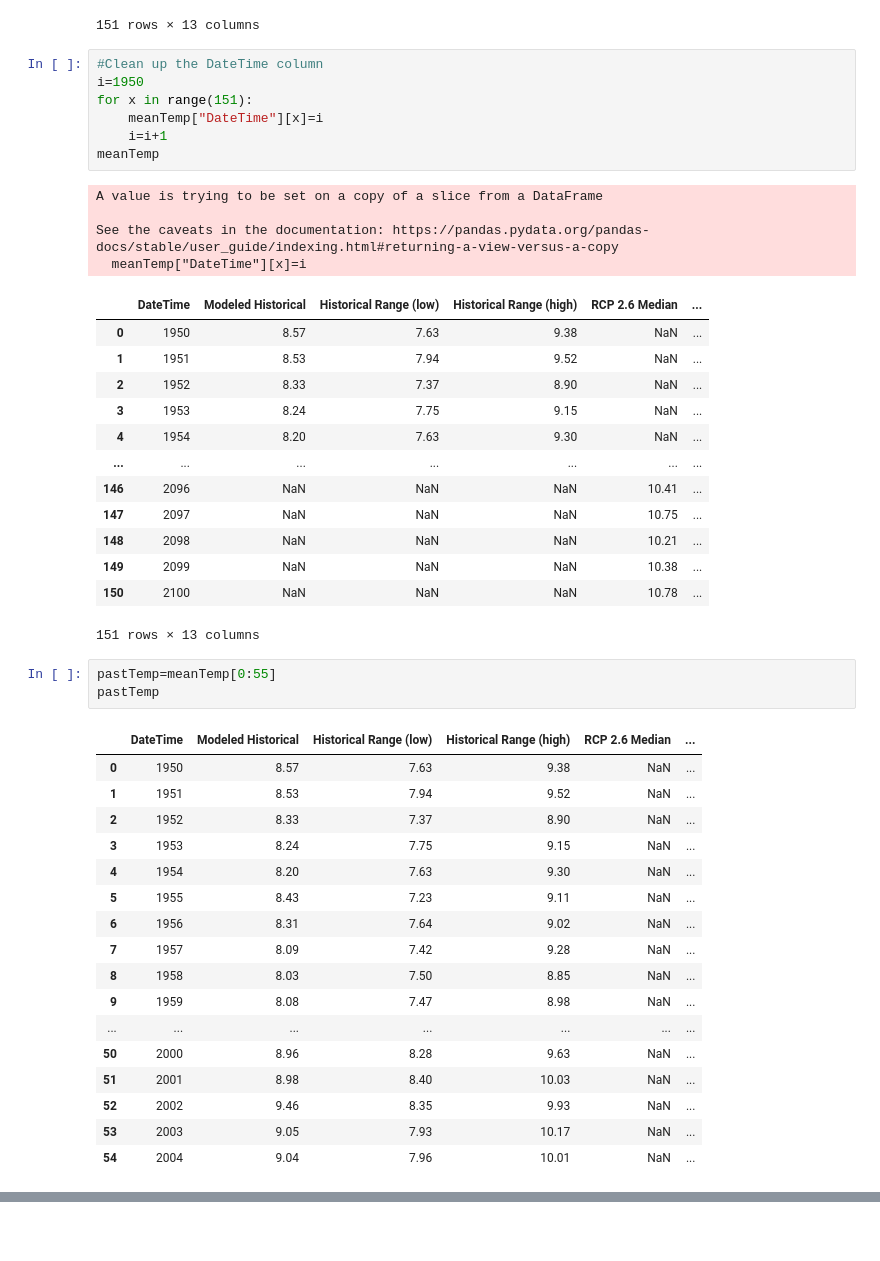
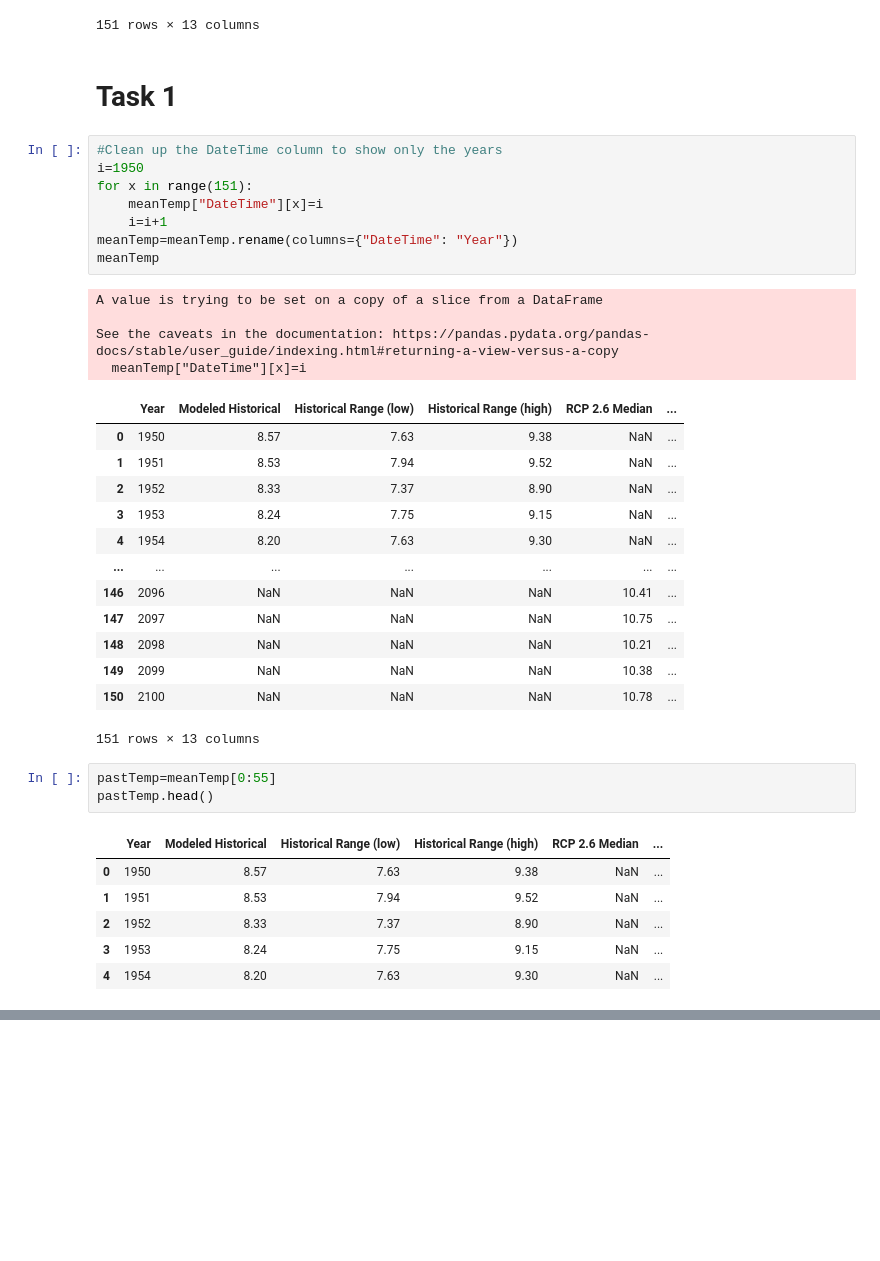
Before and after one commit to data301-2021-winter1/project-group70-project, a Jupyter notebook: notebooks/analysis1.ipynb, the cells around one changed output, grey strips where cells are left out. Saved outputs shown, nothing was run; the diff lists cells and outputs as text; blank space fills up the shorter version.

Commit message:
Finished all tasks of analysis1

```diff
--- a/notebooks/analysis1.ipynb
+++ b/notebooks/analysis1.ipynb
@@ -24,19 +24,22 @@ meanTemp
 | 149 | 2099-01-01 | NaN | NaN | NaN | 10.38 | ... |
 | 150 | 2100-01-01 | NaN | NaN | NaN | 10.78 | ... |
 151 rows × 13 columns
+# %% [markdown]
+# Task 1
 # %%
-#Clean up the DateTime column
+#Clean up the DateTime column to show only the years
 i=1950
 for x in range(151):
     meanTemp["DateTime"][x]=i
     i=i+1
+meanTemp=meanTemp.rename(columns={"DateTime": "Year"})
 meanTemp
 # %% [output]
 A value is trying to be set on a copy of a slice from a DataFrame
 
 See the caveats in the documentation: https://pandas.pydata.org/pandas-docs/stable/user_guide/indexing.html#returning-a-view-versus-a-copy
   meanTemp["DateTime"][x]=i
-|  | DateTime | Modeled Historical | Historical Range (low) | Historical Range (high) | RCP 2.6 Median | ... |
+|  | Year | Modeled Historical | Historical Range (low) | Historical Range (high) | RCP 2.6 Median | ... |
 | 0 | 1950 | 8.57 | 7.63 | 9.38 | NaN | ... |
 | 1 | 1951 | 8.53 | 7.94 | 9.52 | NaN | ... |
 | 2 | 1952 | 8.33 | 7.37 | 8.90 | NaN | ... |
@@ -51,22 +54,11 @@ See the caveats in the documentation: https://pandas.pydata.org/pandas-docs/stab
 151 rows × 13 columns
 # %%
 pastTemp=meanTemp[0:55]
-pastTemp
+pastTemp.head()
 # %% [output]
-|  | DateTime | Modeled Historical | Historical Range (low) | Historical Range (high) | RCP 2.6 Median | ... |
+|  | Year | Modeled Historical | Historical Range (low) | Historical Range (high) | RCP 2.6 Median | ... |
 | 0 | 1950 | 8.57 | 7.63 | 9.38 | NaN | ... |
 | 1 | 1951 | 8.53 | 7.94 | 9.52 | NaN | ... |
 | 2 | 1952 | 8.33 | 7.37 | 8.90 | NaN | ... |
 | 3 | 1953 | 8.24 | 7.75 | 9.15 | NaN | ... |
 | 4 | 1954 | 8.20 | 7.63 | 9.30 | NaN | ... |
-| 5 | 1955 | 8.43 | 7.23 | 9.11 | NaN | ... |
-| 6 | 1956 | 8.31 | 7.64 | 9.02 | NaN | ... |
-| 7 | 1957 | 8.09 | 7.42 | 9.28 | NaN | ... |
-| 8 | 1958 | 8.03 | 7.50 | 8.85 | NaN | ... |
-| 9 | 1959 | 8.08 | 7.47 | 8.98 | NaN | ... |
-| ... | ... | ... | ... | ... | ... | ... |
-| 50 | 2000 | 8.96 | 8.28 | 9.63 | NaN | ... |
-| 51 | 2001 | 8.98 | 8.40 | 10.03 | NaN | ... |
-| 52 | 2002 | 9.46 | 8.35 | 9.93 | NaN | ... |
-| 53 | 2003 | 9.05 | 7.93 | 10.17 | NaN | ... |
-| 54 | 2004 | 9.04 | 7.96 | 10.01 | NaN | ... |
```
Also changed, not shown: parts of 18 cells of this notebook, 3 other files.
